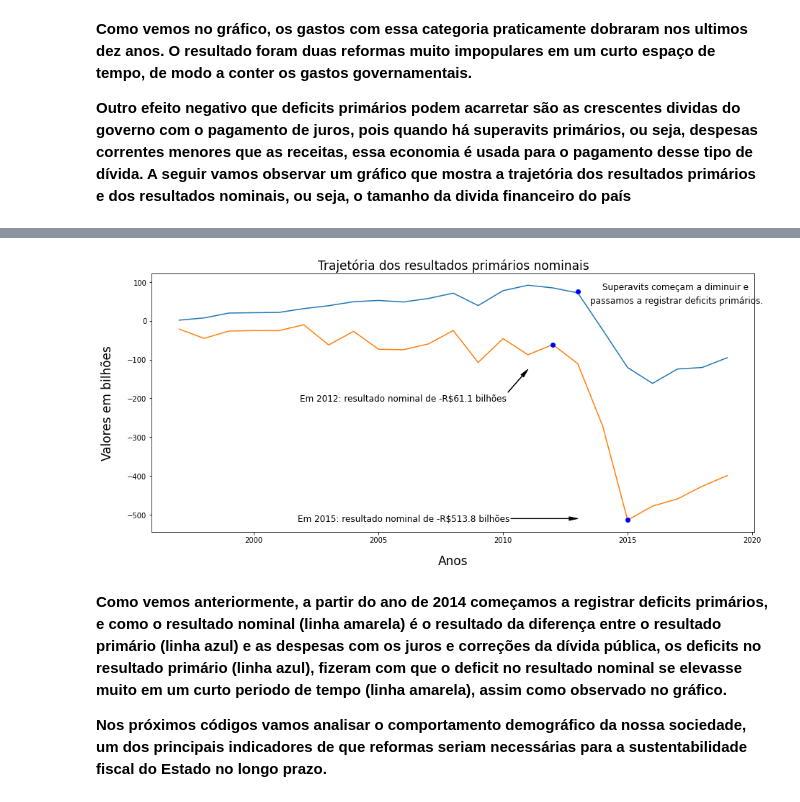
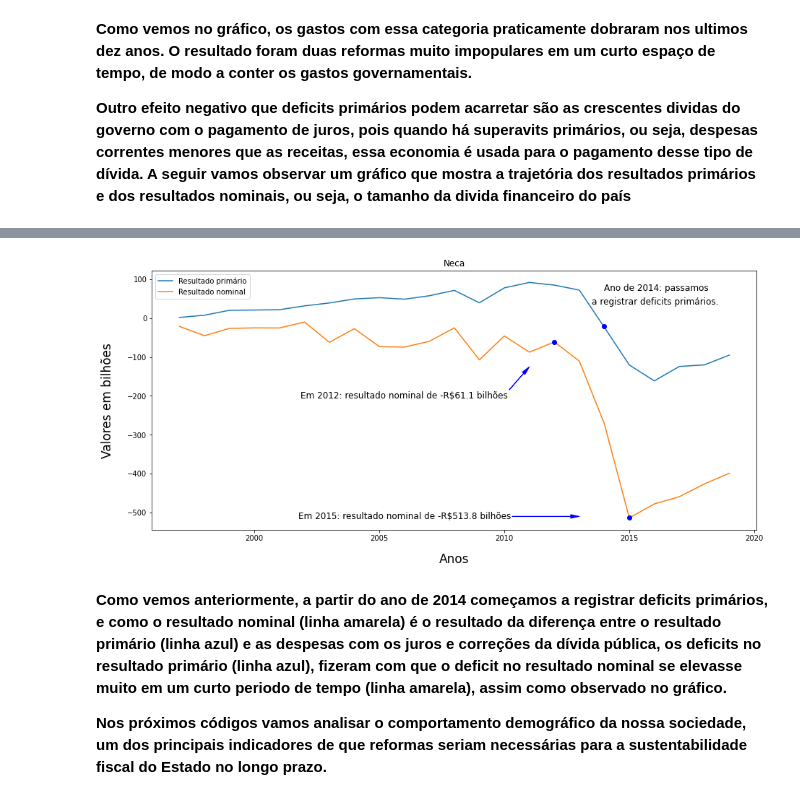
Before and after one commit to jp-data/breves-analises, a Jupyter notebook: Previdência_social_brasileira.ipynb, the cells around one changed output, grey strips where cells are left out. Drawn from its saved outputs; the diff is of its cells as text; code cells hidden in the pictures.

```diff
--- a/Previdência_social_brasileira.ipynb
+++ b/Previdência_social_brasileira.ipynb
@@ -549,33 +555,36 @@ df.head(10)
 # %%
 y1= df.iloc[4]/1000
 y2= df.iloc[5]/1000
 x= [1997, 1998, 1999, 2000, 2001, 2002, 2003, 2004, 2005, 2006, 2007, 2008, 2009,
     2010, 2011, 2012, 2013, 2014, 2015, 2016, 2017, 2018, 2019]
 
 fig= plt.figure(figsize= (15,6.6))
 fig= plt.plot(x,y1, label= 'Resultado primário')
-plt.plot(2013, 75, 'bo' )
-t=plt.text(2014, 80, "Superavits começam a diminuir e ", fontname='Arial', size=12)
-t=plt.text(2013.5,45, "passamos a registrar deficits primários.", size=12, fontname= 'Arial')
+fig= plt.plot(x,y2, label= 'Resultado nominal')
 
-fig= plt.plot(x,y2, label= 'Resultado nominal')
+plt.title('Neca')
+#plt.title('Trajetória dos resultados primários nominais', fontsize= 17)
+plt.ylabel('Valores em bilhões', labelpad= 18, fontsize= 17)
+plt.xlabel('Anos', labelpad= 15, fontsize= 17)
+
+plt.plot(2014, -20, 'bo' )
+t=plt.text(2014, 70, "Ano de 2014: passamos", fontname='Arial', size=12, ha='left')
+t=plt.text(2013.5,35, "a registrar deficits primários.", size=12, fontname= 'Arial')
+
 plt.plot(2012, -61, 'bo')
 plt.plot(2015, -513, 'bo')
 #t= plt.text(2010,-200, "Aqui", size= 12)
 plt.annotate("Em 2012: resultado nominal de -R$61.1 bilhões", (2011.0,-125.0), xytext=(2006.0,-200.0),
              fontsize= 12, fontname= 'Arial', ha='center', va= 'center',
-             arrowprops= dict(color='black', width=0.3, headwidth= 5 ))
+             arrowprops= dict(color='blue', width=0.3, headwidth= 5 ))
 plt.annotate("Em 2015: resultado nominal de -R$513.8 bilhões", (2013,-510), xytext=(2006,-510), fontsize=12,
-             fontname= 'Arial', ha= 'center', va='center', arrowprops= dict(color='black', width=0.3, headwidth= 5))
+             fontname= 'Arial', ha= 'center', va='center', arrowprops= dict(color='blue', width=0.3, headwidth= 5))
 
 
-plt.ylabel('Valores em bilhões', labelpad= 18, fontsize= 17)
-plt.xlabel('Anos', labelpad= 15, fontsize= 17)
-plt.title('Trajetória dos resultados primários nominais', fontsize= 17)
-
+plt.legend(loc=2)
 plt.show()
 # %% [output]
-[figure, old version]
+[figure, new version]
 # %% [markdown]
 **Como vemos anteriormente, a partir do ano de 2014 começamos a registrar deficits primários, e como o resultado nominal (linha amarela) é o resultado da diferença entre o resultado primário (linha azul) e as despesas com os juros e correções da dívida pública, os deficits no resultado primário (linha azul), fizeram com que o deficit no resultado nominal se elevasse muito em um curto periodo de tempo (linha amarela), assim como observado no gráfico.**
 
```
Also changed, not shown: parts of 13 cells of this notebook.
